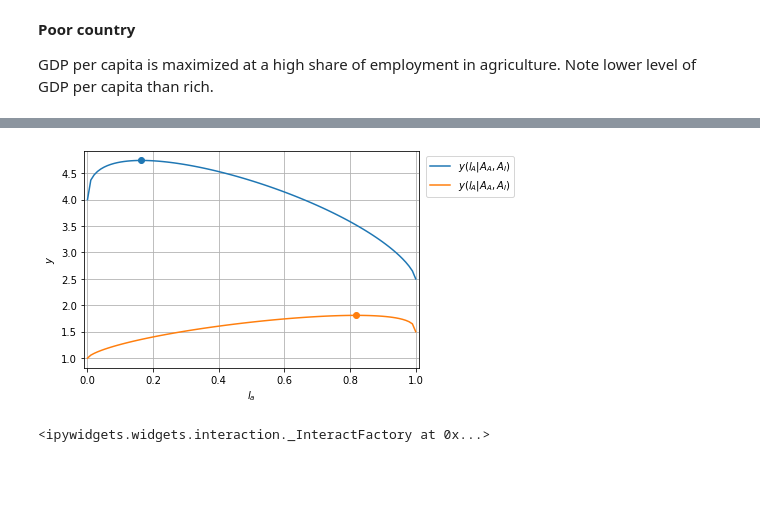
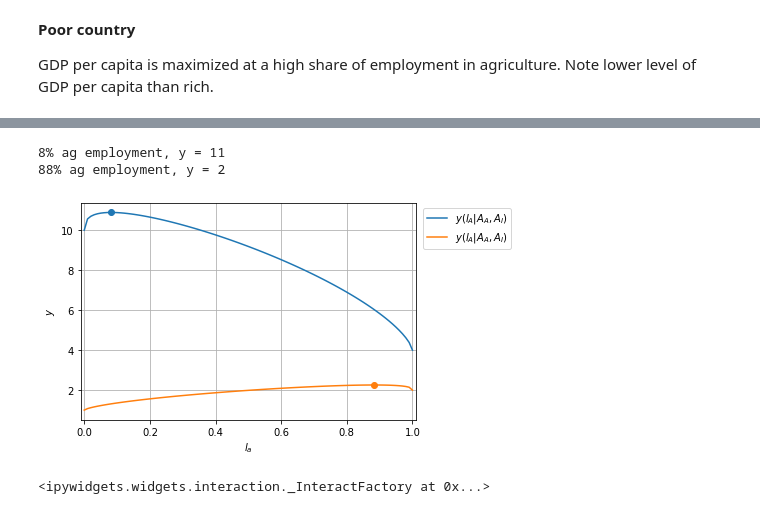
Before and after one commit to jhconning/Dev-II, a Jupyter notebook: notebooks/Vollrath.ipynb, the cells around one changed output, grey strips where cells are left out. Cells and saved outputs as stored; diff of their text form; code cells hidden in the pictures; blank space fills up the shorter version.

```diff
--- a/notebooks/Vollrath.ipynb
+++ b/notebooks/Vollrath.ipynb
@@ -92,13 +92,16 @@ def F(la, A, alpha):
     return  A * la**alpha
 
 def  y(la= 0.5, Aa = 1, Am = 1, alpA = 0.5, alpM = 0.5, p = 1):
+    '''GDP per capita'''
     return  F(la, Aa, alpA) + p * F(1-la, Am, alpM)
 
 
 def optla(Aa = 1, Am = 1, alpA = 0.5, alpM = 0.5, p = 1):
+    '''We could solve these FOC analytically for the optimal labor share,
+       but here we solve for root numerically'''
     def foc(la):
         return alpA * Aa * la**(alpA-1) - p* alpM * Am * (1-la)**(alpM-1)
-    return fsolve(foc, 0.5)[0]
+    return fsolve(foc, 0.05)[0]
 
 def plot_y(Aa = 1, Am = 1, alpA = 0.5, alpM = 0.5, p = 1, ax=None):
     if ax is None:
@@ -112,6 +115,7 @@ def plot_y(Aa = 1, Am = 1, alpA = 0.5, alpM = 0.5, p = 1, ax=None):
     ax.set_ylabel(r'$y$')
     ax.legend(loc='upper right', bbox_to_anchor=(1.3, 1))
     ax.grid()
+    print(f'{lao*100:0.0f}% ag employment, y = {y(lao, Aa, Am, alpA, alpM, p):0.0f}')
 # %% [markdown]
 **Rich country**
 GDP per capita is maximized at a low share of employment in agriculture.
@@ -133,10 +151,12 @@ Demonstrating how that the inverse relationship between labor-share in agricultu
 # %%
 fig, ax = plt.subplots()
-plot_y(Aa=2.5, Am=4, alpA = 0.4, alpM = 0.7)
-plot_y(Aa=1.5, Am=1, alpA = 0.7, alpM = 0.4)
+plot_y(Aa=4, Am=10, alpA = 0.4, alpM = 0.7)
+plot_y(Aa=2, Am=1, alpA = 0.7, alpM = 0.4)
 ax.grid()
 # %% [output]
+8% ag employment, y = 11
+88% ag employment, y = 2
-[figure, old version]
+[figure, new version]
 # %%
 interact(Aa=(1,5,0.1), Am=(1,5,0.1), alpA = (0.2, 0.8, 0.1), alpM = (0.2, 0.8, 0.1))
 # %% [output]
```
Also changed, not shown: parts of 4 cells of this notebook.
